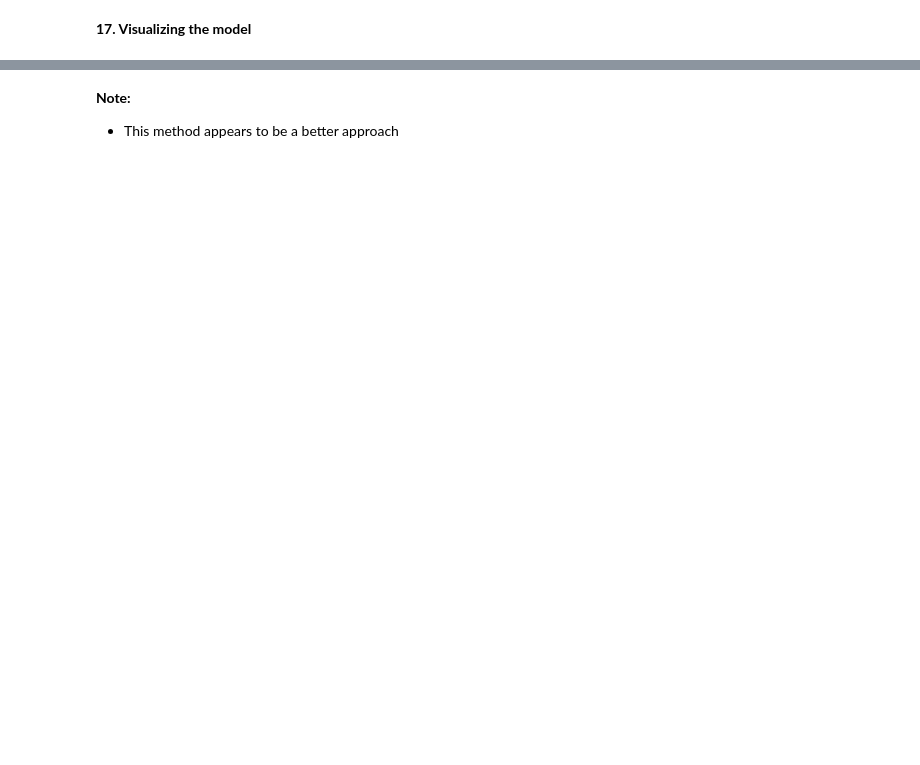
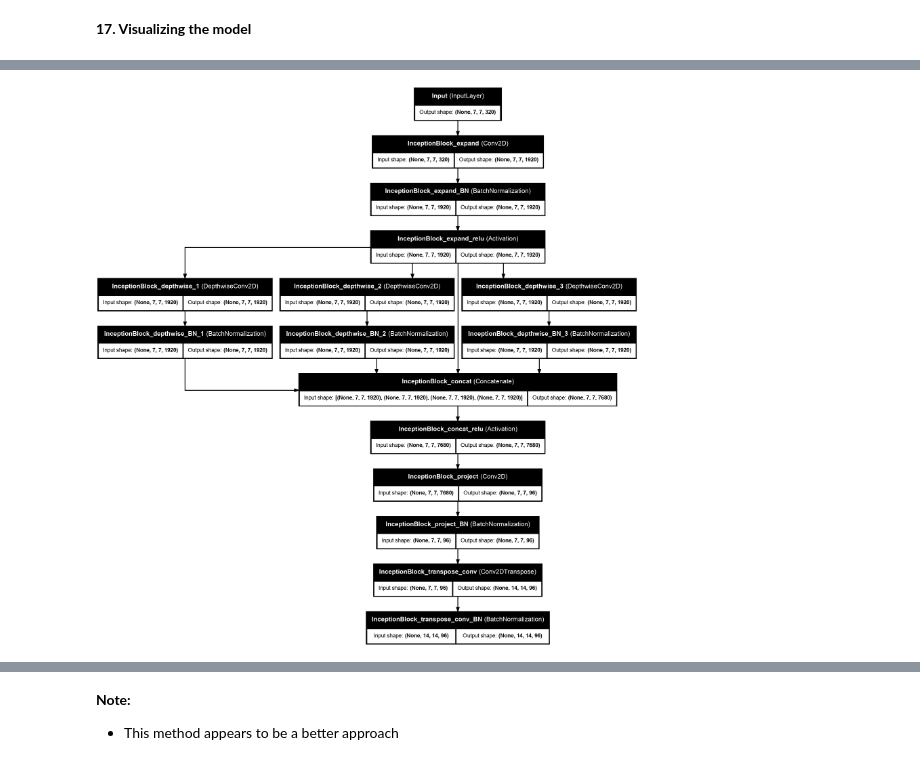
Before and after one commit to vigyannveshi/Learn_TensorFlow, a Jupyter notebook: 13_computer_vision_architectures/CP1/07_cp1.ipynb, the cells around one changed output, grey strips where cells are left out. Saved outputs shown, nothing was run; the diff lists cells and outputs as text; code cells hidden in the pictures; blank space fills up the shorter version.

```diff
--- a/13_computer_vision_architectures/CP1/07_cp1.ipynb
+++ b/13_computer_vision_architectures/CP1/07_cp1.ipynb
@@ -24,3 +34,10 @@ from models.model import BIR_BLOCK,InceptionBlock,QUICKSAL_encoder,QUICKSAL_deco
+# %%
+inputs = tf.keras.layers.Input((7,7,320),name = 'Input')
+outputs = InceptionBlock(320,96,6).call(inputs)
+inception_block = tf.keras.models.Model(inputs,outputs)
+kr.utils.plot_model(inception_block,show_shapes=True, show_layer_names= True)
+# %% [output]
+[figure, added]
 # %%
 inputs = tf.keras.layers.Input((224,224,3),name = 'Input')
 conv1_out = tf.keras.layers.Conv2D(filters = 32,
```
Also changed, not shown: parts of 2 cells of this notebook, 5 other files.
